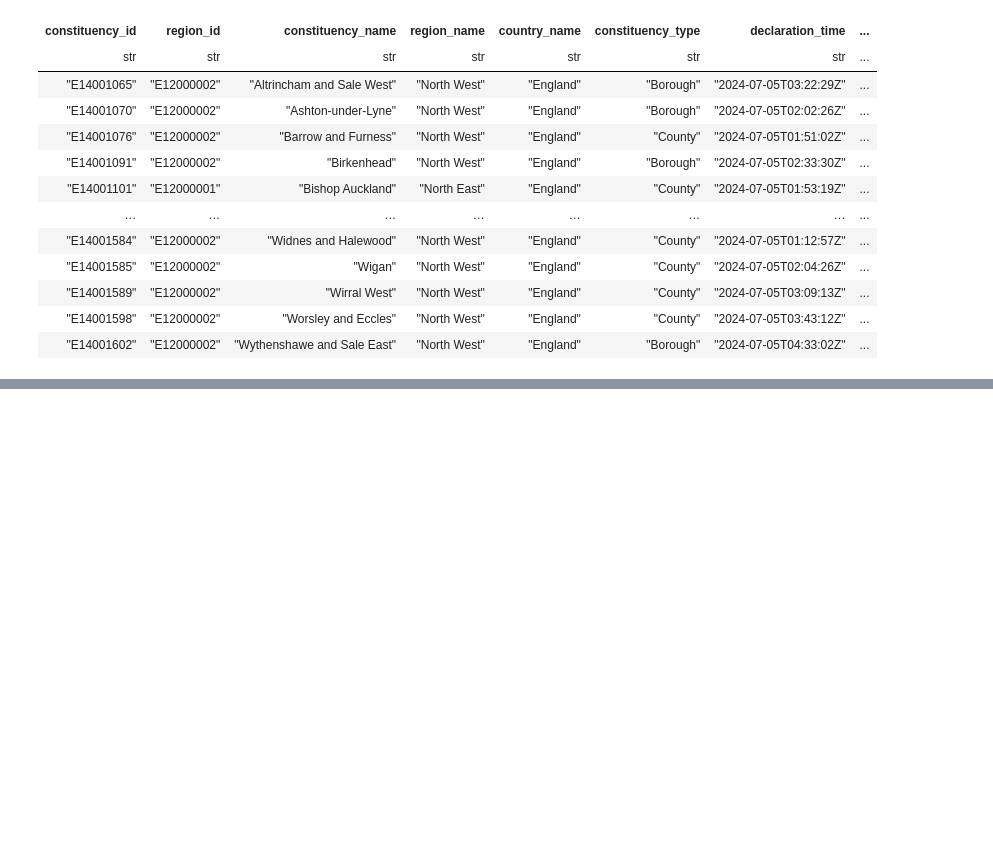
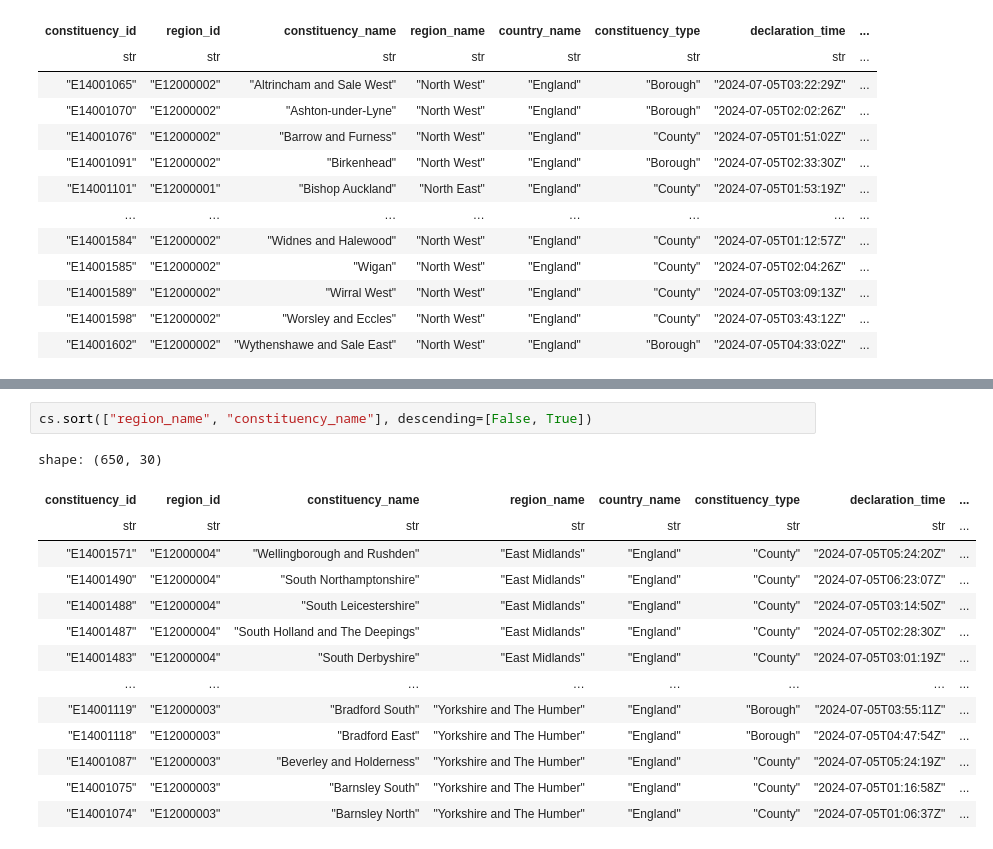
Before and after one commit to olihawkins/nicar-2026-polars, a Jupyter notebook: Untitled.ipynb, the cells around one changed output, grey strips where cells are left out. Cells and saved outputs as stored; diff of their text form; blank space fills up the shorter version.

```diff
--- a/Untitled.ipynb
+++ b/Untitled.ipynb
@@ -55,0 +107,17 @@ shape: (100, 30)
+# %%
+cs.sort(["region_name", "constituency_name"], descending=[False, True])
+# %% [output]
+shape: (650, 30)
+| constituency_id | region_id | constituency_name | region_name | country_name | constituency_type | declaration_time | ... |
+| str | str | str | str | str | str | str | ... |
+| "E14001571" | "E12000004" | "Wellingborough and Rushden" | "East Midlands" | "England" | "County" | "2024-07-05T05:24:20Z" | ... |
+| "E14001490" | "E12000004" | "South Northamptonshire" | "East Midlands" | "England" | "County" | "2024-07-05T06:23:07Z" | ... |
+| "E14001488" | "E12000004" | "South Leicestershire" | "East Midlands" | "England" | "County" | "2024-07-05T03:14:50Z" | ... |
+| "E14001487" | "E12000004" | "South Holland and The Deepings" | "East Midlands" | "England" | "County" | "2024-07-05T02:28:30Z" | ... |
+| "E14001483" | "E12000004" | "South Derbyshire" | "East Midlands" | "England" | "County" | "2024-07-05T03:01:19Z" | ... |
+| … | … | … | … | … | … | … | ... |
+| "E14001119" | "E12000003" | "Bradford South" | "Yorkshire and The Humber" | "England" | "Borough" | "2024-07-05T03:55:11Z" | ... |
+| "E14001118" | "E12000003" | "Bradford East" | "Yorkshire and The Humber" | "England" | "Borough" | "2024-07-05T04:47:54Z" | ... |
+| "E14001087" | "E12000003" | "Beverley and Holderness" | "Yorkshire and The Humber" | "England" | "County" | "2024-07-05T05:24:19Z" | ... |
+| "E14001075" | "E12000003" | "Barnsley South" | "Yorkshire and The Humber" | "England" | "County" | "2024-07-05T01:16:58Z" | ... |
+| "E14001074" | "E12000003" | "Barnsley North" | "Yorkshire and The Humber" | "England" | "County" | "2024-07-05T01:06:37Z" | ... |
```
Also changed, not shown: parts of 5 cells of this notebook, 1 other file.
